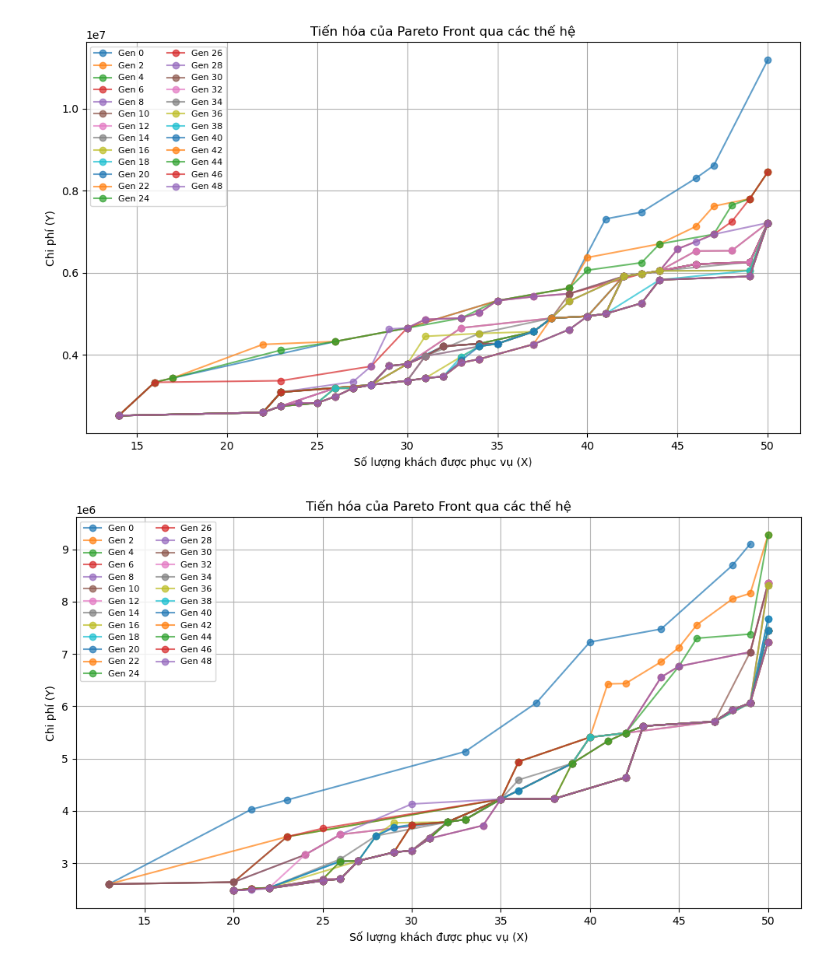
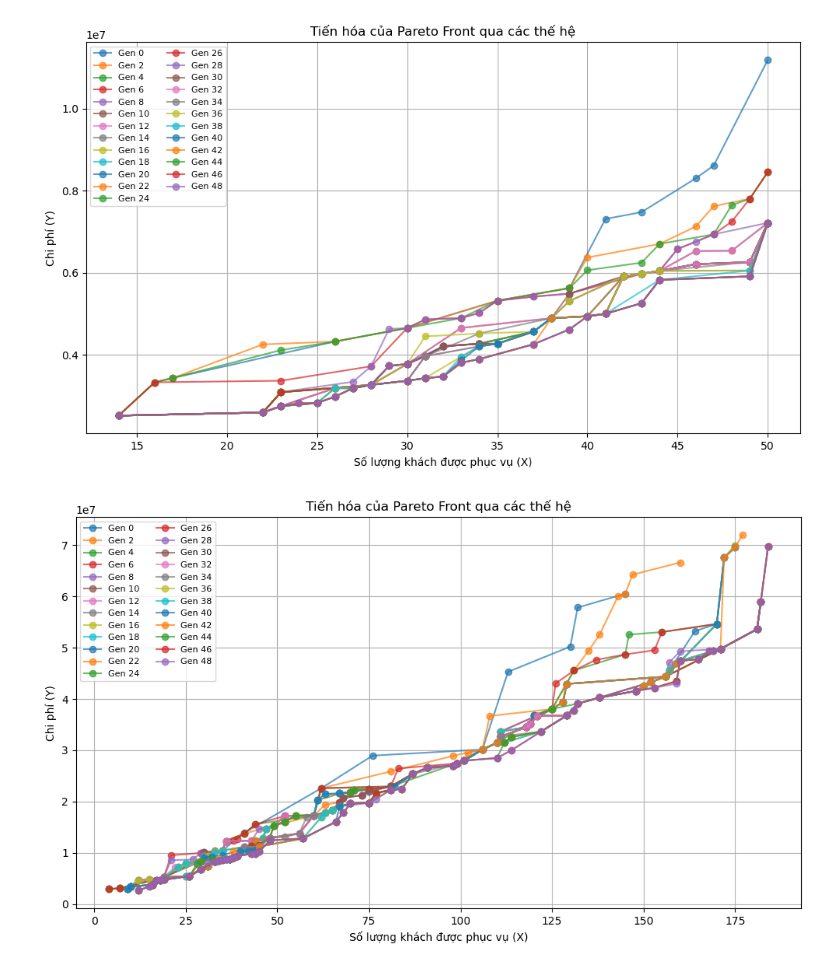
Before and after one commit to tienkhoina/Truck_drone_optimize, a Jupyter notebook: Result compare/Hyper_volume.ipynb, the cells around one changed output. Cells and saved outputs as stored; diff of their text form; code cells hidden in the pictures.

```diff
--- a/Result compare/Hyper_volume.ipynb
+++ b/Result compare/Hyper_volume.ipynb
@@ -71,35 +71,35 @@ def read_pareto_file(filename):
                     y = float(parts[1])
                     current_gen.append((x, y))
         if current_gen:
             generations.append(current_gen)
     return generations
 
 # Vẽ Pareto front với đường nối từng thế hệ
 def plot_generations_with_lines(generations):
     plt.figure(figsize=(10, 6))
     cmap = plt.get_cmap("tab20")  # Màu cho từng thế hệ
 
     for i, gen in enumerate(generations):
         if(i%2==0):
           gen_sorted = sorted(gen, key=lambda x: x[0])  # Sắp xếp theo X để nối đúng thứ tự
           x_vals = [pt[0] for pt in gen_sorted]
           y_vals = [pt[1] for pt in gen_sorted]
           plt.plot(x_vals, y_vals, marker='o', label=f"Gen {i}", color=cmap(i % 20), alpha=0.7)
 
     plt.xlabel("Số lượng khách được phục vụ (X)")
     plt.ylabel("Chi phí (Y)")
     plt.title("Tiến hóa của Pareto Front qua các thế hệ")
     plt.legend(fontsize=8, ncol=2, loc='best')
     plt.grid(True)
     plt.tight_layout()
     plt.show()
 
 # Chạy
-filename = r"D:\Project GA new\data\Pareto1_Moea.txt"  # Đổi tên file nếu khác
+filename = r"D:\Project GA new\data\Pareto1_Moea_200.txt"  # Đổi tên file nếu khác
 generations = read_pareto_file(filename)
 plot_generations_with_lines(generations)
 # %% [output]
-[figure, old version]
+[figure, new version]
 # %%
 import matplotlib.pyplot as plt
 
```
Also changed, not shown: parts of 4 cells of this notebook, 32 other files.
